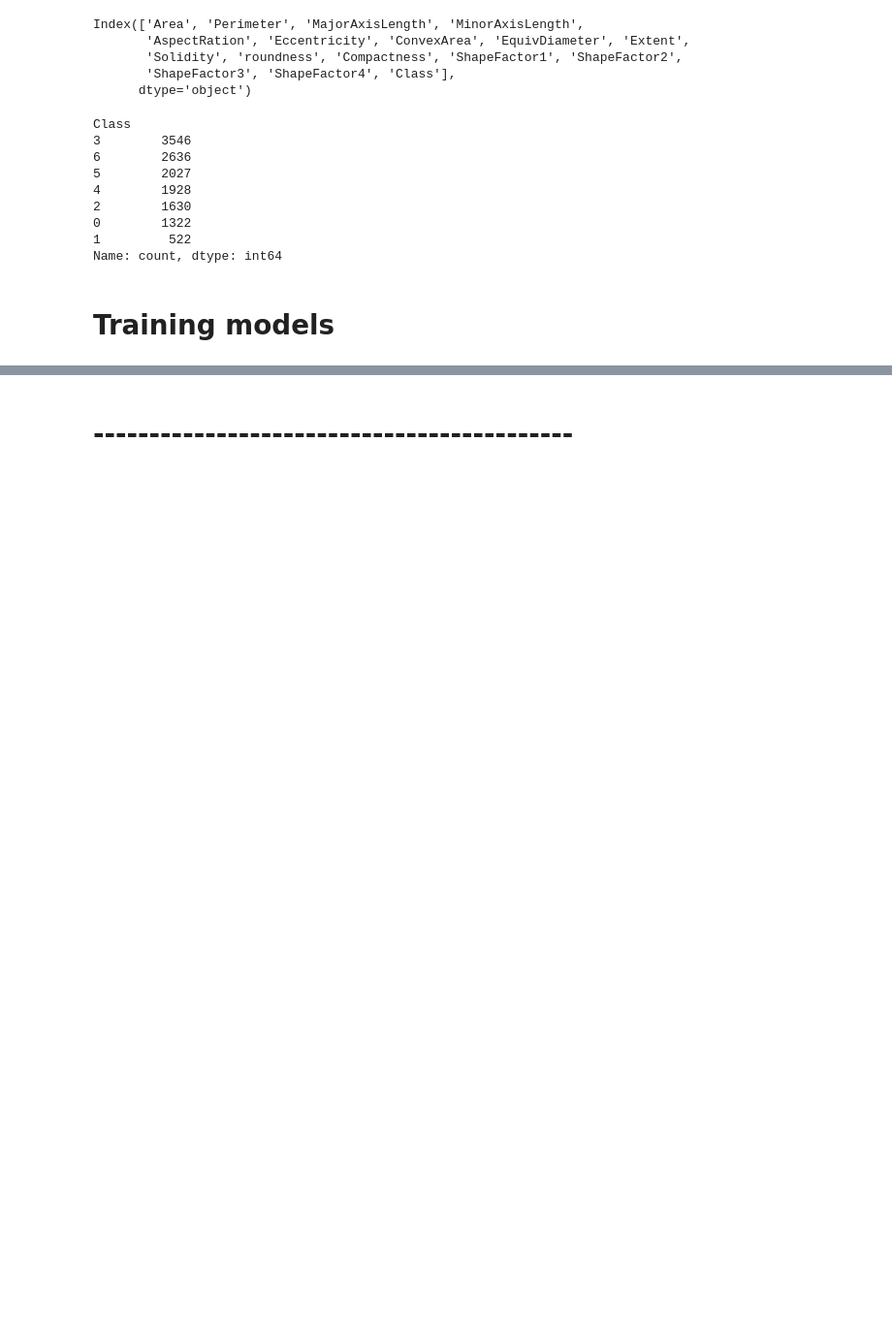
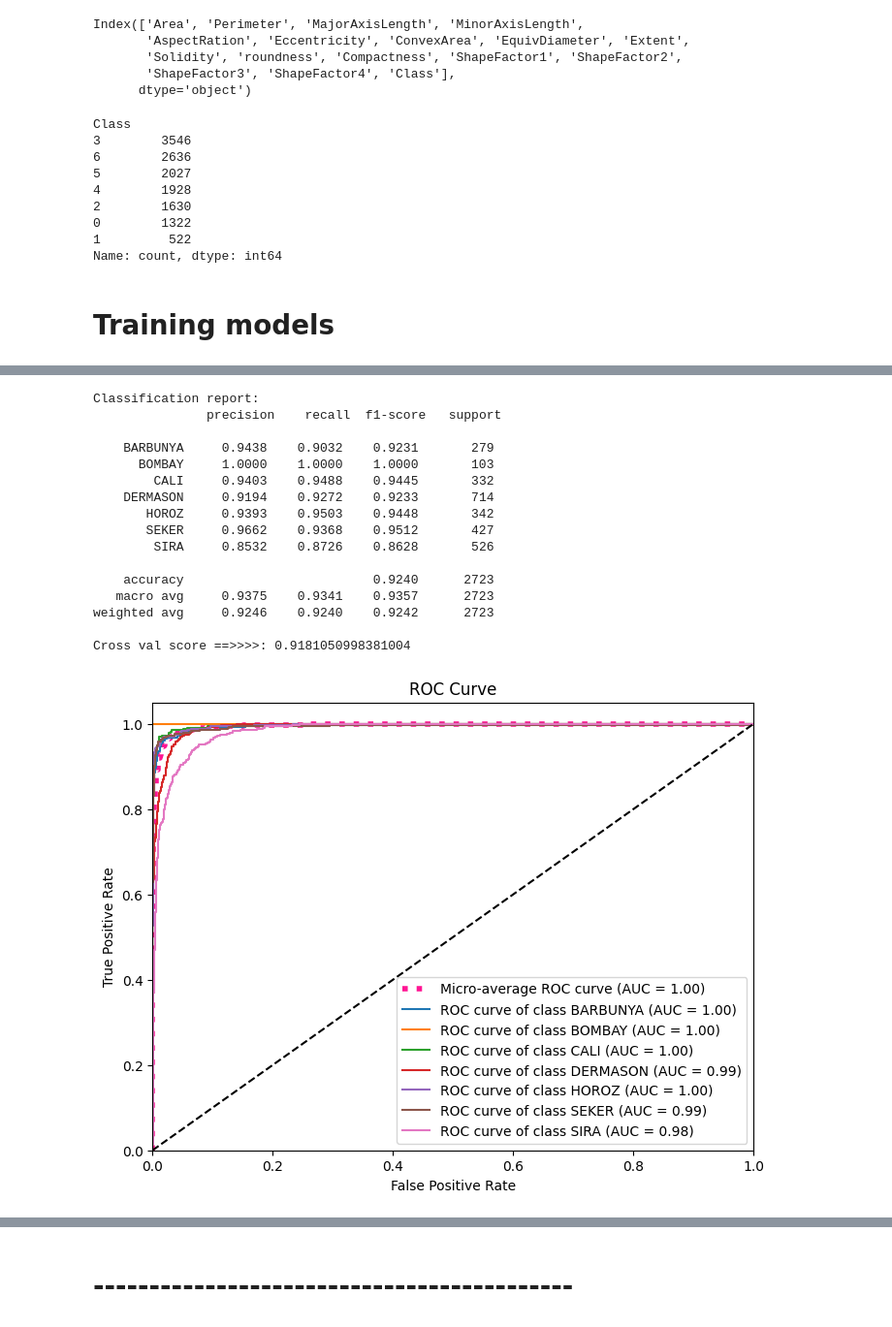
Before and after one commit to longluv1605/dry_bean_classification, a Jupyter notebook: drybeanclf.ipynb, the cells around one changed output, grey strips where cells are left out. Shown at 97% size. Drawn from its saved outputs; the diff is of its cells as text; code cells hidden in the pictures; blank space fills up the shorter version.

```diff
--- a/drybeanclf.ipynb
+++ b/drybeanclf.ipynb
@@ -312,0 +473,21 @@ KeyboardInterrupt:
+# %%
+### Logistic Regression
+evaluate_model(best_LR_model, x_test, y_test, classes=encoder.classes_)
+# %% [output]
+Classification report:
+               precision    recall  f1-score   support
+
+    BARBUNYA     0.9438    0.9032    0.9231       279
+      BOMBAY     1.0000    1.0000    1.0000       103
+        CALI     0.9403    0.9488    0.9445       332
+    DERMASON     0.9194    0.9272    0.9233       714
+       HOROZ     0.9393    0.9503    0.9448       342
+       SEKER     0.9662    0.9368    0.9512       427
+        SIRA     0.8532    0.8726    0.8628       526
+
+    accuracy                         0.9240      2723
+   macro avg     0.9375    0.9341    0.9357      2723
+weighted avg     0.9246    0.9240    0.9242      2723
+
+Cross val score ==>>>>: 0.9181050998381004
+[figure, added]
```
Also changed, not shown: parts of 39 cells of this notebook, 36 other files.
